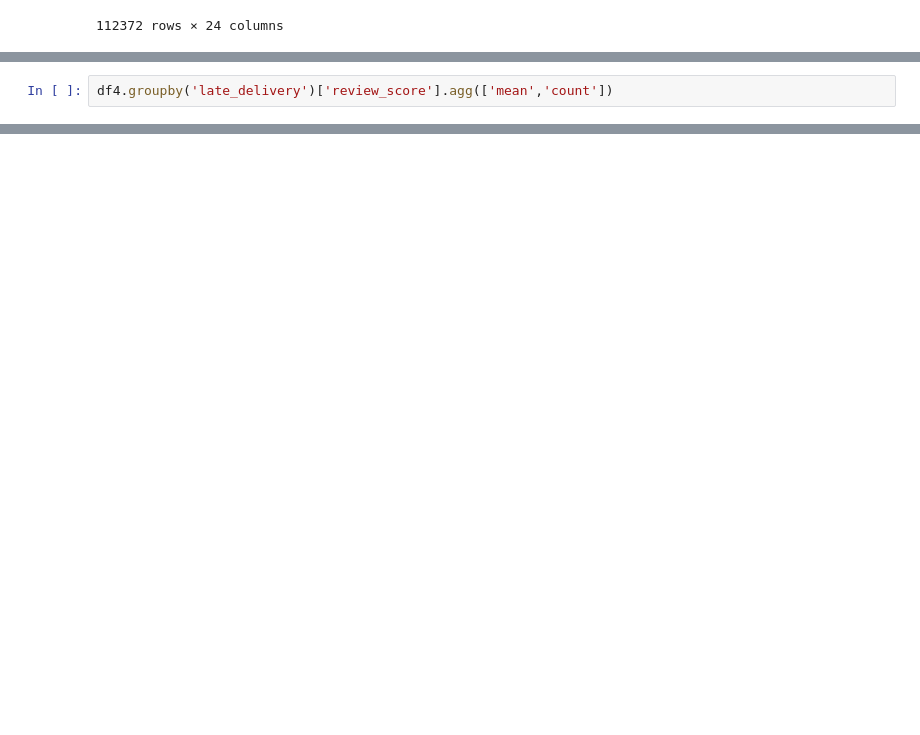
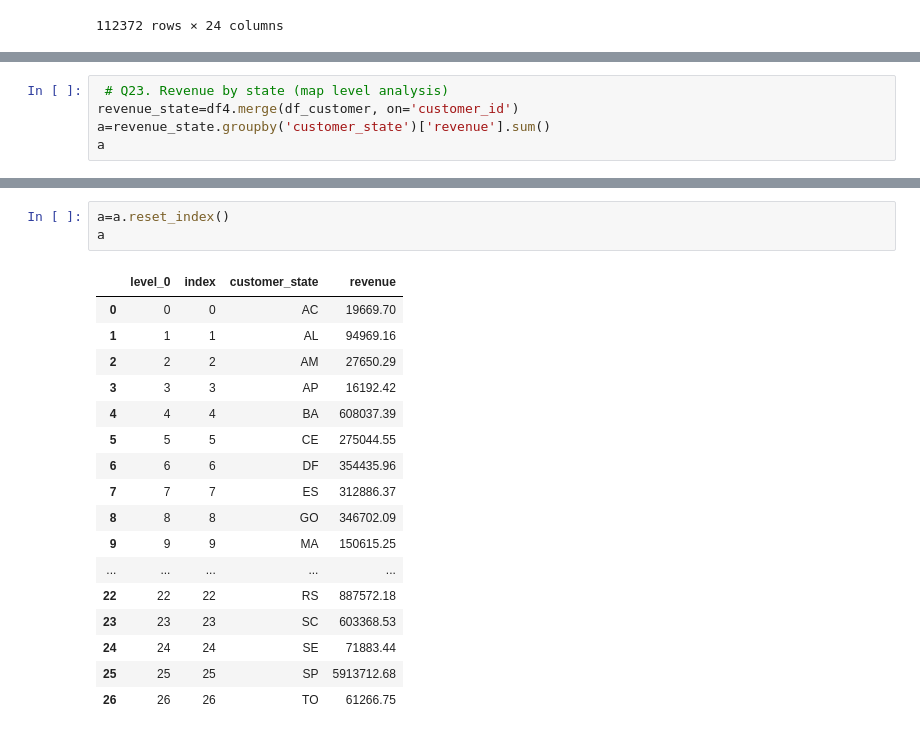
Before and after one commit to abhishekyadav-codes/PROJECT-olist-ecommerce-data-analysis, a Jupyter notebook: PROJECT-2.ipynb, the cells around one changed output, grey strips where cells are left out. Drawn from its saved outputs; the diff is of its cells as text; blank space fills up the shorter version.

```diff
--- a/PROJECT-2.ipynb
+++ b/PROJECT-2.ipynb
@@ -629,3 +630,6 @@ a.plot(kind='line',marker='o')
 # %%
-df4.groupby('late_delivery')['review_score'].agg(['mean','count'])
+ # Q23. Revenue by state (map level analysis)
+revenue_state=df4.merge(df_customer, on='customer_id')
+a=revenue_state.groupby('customer_state')['revenue'].sum()
+a
 # %% [output]
@@ -635,0 +653,21 @@ df4.groupby('late_delivery')['review_score'].agg(['mean','count'])
+# %%
+a=a.reset_index()
+a
+# %% [output]
+|  | level_0 | index | customer_state | revenue |
+| 0 | 0 | 0 | AC | 19669.70 |
+| 1 | 1 | 1 | AL | 94969.16 |
+| 2 | 2 | 2 | AM | 27650.29 |
+| 3 | 3 | 3 | AP | 16192.42 |
+| 4 | 4 | 4 | BA | 608037.39 |
+| 5 | 5 | 5 | CE | 275044.55 |
+| 6 | 6 | 6 | DF | 354435.96 |
+| 7 | 7 | 7 | ES | 312886.37 |
+| 8 | 8 | 8 | GO | 346702.09 |
+| 9 | 9 | 9 | MA | 150615.25 |
+| ... | ... | ... | ... | ... |
+| 22 | 22 | 22 | RS | 887572.18 |
+| 23 | 23 | 23 | SC | 603368.53 |
+| 24 | 24 | 24 | SE | 71883.44 |
+| 25 | 25 | 25 | SP | 5913712.68 |
+| 26 | 26 | 26 | TO | 61266.75 |
```
Also changed, not shown: parts of 4 cells of this notebook.
